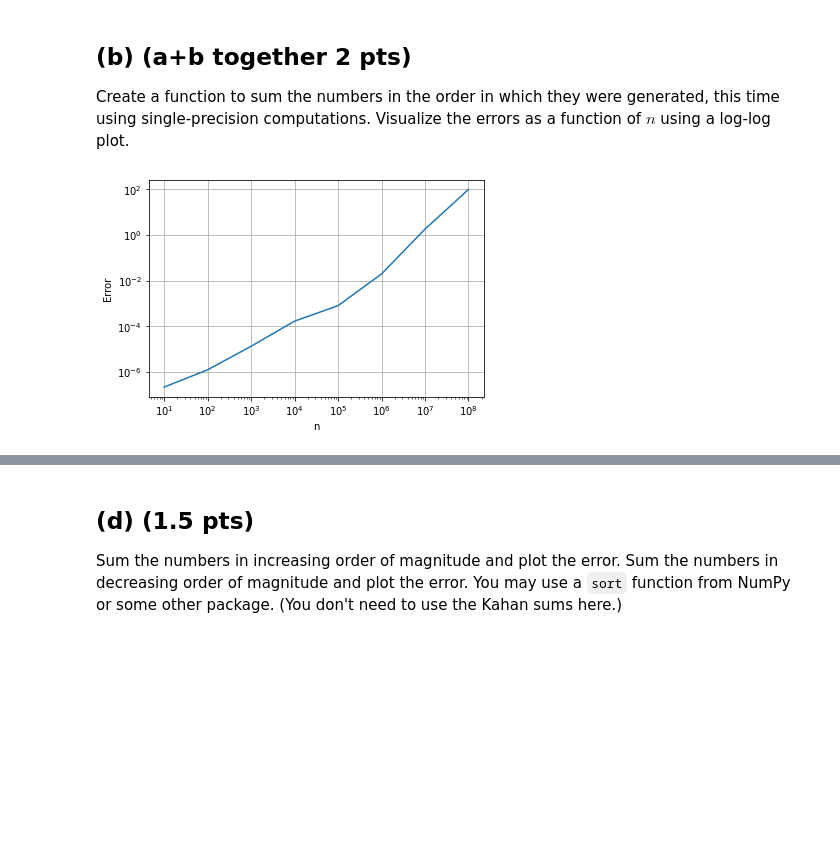
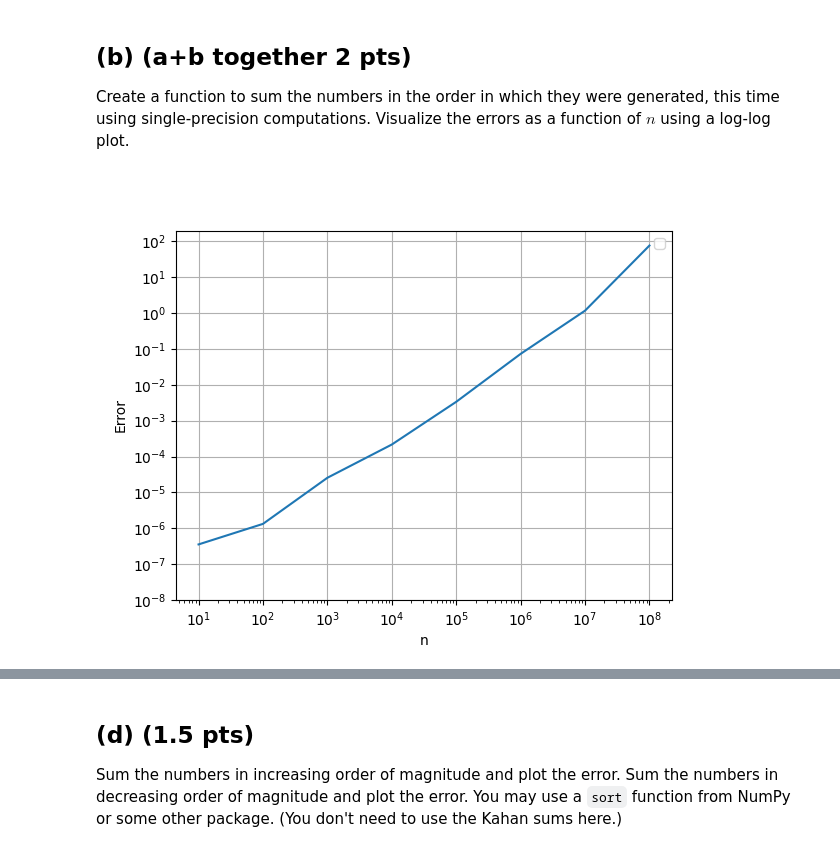
Before and after one commit to marcelvdla/NumAlg14, a Jupyter notebook: hw1_2022.ipynb, the cells around one changed output, grey strips where cells are left out. Cells and saved outputs as stored; diff of their text form; code cells hidden in the pictures; blank space fills up the shorter version.

Commit message:
changed kahan, made plots nicer

```diff
--- a/hw1_2022.ipynb
+++ b/hw1_2022.ipynb
@@ -171,20 +172,30 @@ Create a function to sum the numbers in the order in which they were generated,
 # %%
 def sum_single(a):
     return np.sum(a, axis=0, dtype=np.float32)
 
 import matplotlib.pyplot as plt
 
+def plot(N, errors, legend=[]):
+    fig, ax = plt.subplots()
+    linestyle = ['-', '--', ':', '-.']
+    for i in range(len(errors)):
+        plt.loglog(N, errors[i], linestyle[i])
+
+    ax.grid()
+    plt.yticks([10.0 ** i for i in np.arange(-8, 3, 1)])
+    plt.xlabel('n')
+    plt.ylabel('Error')
+    plt.legend(legend)
+    plt.show()
+
+%matplotlib widget
+
 N = np.logspace(1, 8, 8, base = 10)
 a_list = np.array([random_array(int(n)) for n in N], dtype='object')
 errors = [np.abs(sum_double(a) - sum_single(a)) for a in a_list]
-
-plt.loglog(N, errors)
-plt.grid()
-plt.xlabel('n')
-plt.ylabel('Error')
-plt.show()
+plot(N, [errors])
 # %% [output]
-[figure, old version]
+[figure, new version]
 # %% [markdown]
 ## (c) (1.5 pts)
 Use the following compensated summation algorithm (due to Kahan), again using only single precision, to sum the numbers in the order in which they were generated:
```
Also changed, not shown: parts of 8 cells of this notebook.
